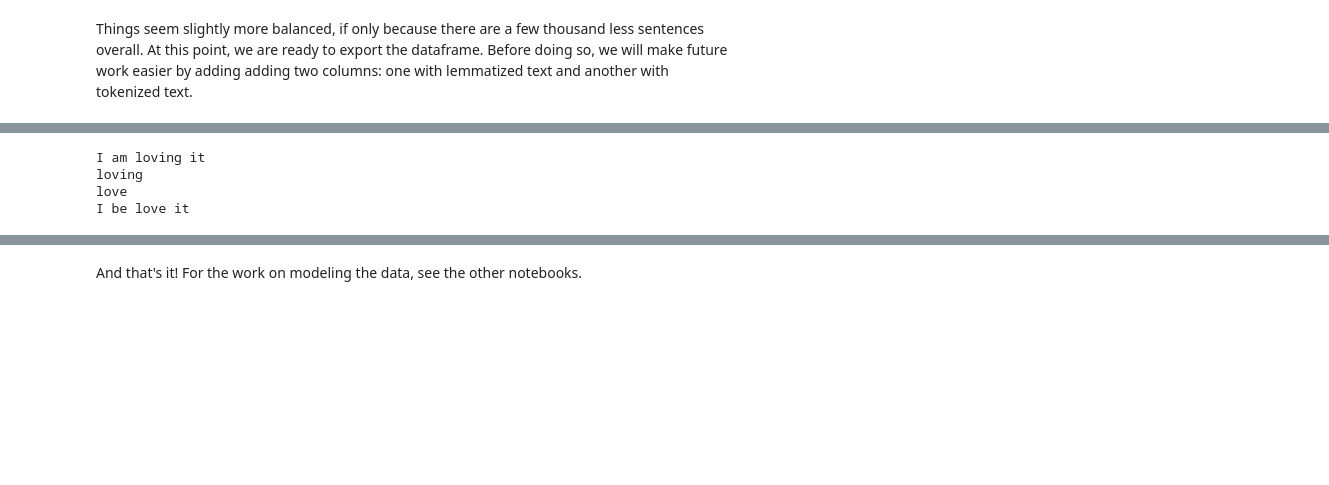
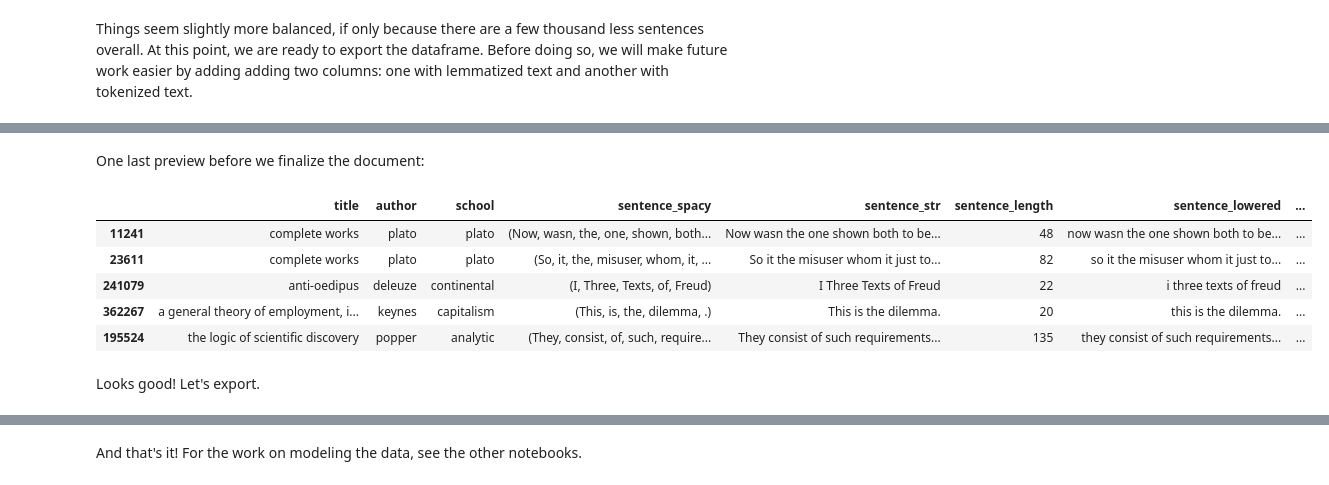
Before and after one commit to kcalizadeh/phil_nlp, a Jupyter notebook: data_load_clean.ipynb, the cells around one changed output, grey strips where cells are left out. Drawn from its saved outputs; the diff is of its cells as text; code cells hidden in the pictures; blank space fills up the shorter version.

```diff
--- a/data_load_clean.ipynb
+++ b/data_load_clean.ipynb
@@ -1200,39 +1198,30 @@ from nltk.corpus import wordnet
-# %%
-lemmatizer = WordNetLemmatizer()
-
-# function to convert nltk tag to wordnet tag
-def nltk_tag_to_wordnet_tag(nltk_tag):
-    if nltk_tag.startswith('J'):
-        return wordnet.ADJ
-    elif nltk_tag.startswith('V'):
-        return wordnet.VERB
-    elif nltk_tag.startswith('N'):
-        return wordnet.NOUN
-    elif nltk_tag.startswith('R'):
-        return wordnet.ADV
-    else:
-        return None
-
-def lemmatize_sentence(sentence):
-    #tokenize the sentence and find the POS tag for each token
-    nltk_tagged = nltk.pos_tag(nltk.word_tokenize(sentence))
-    #tuple of (token, wordnet_tag)
-    wordnet_tagged = map(lambda x: (x[0], nltk_tag_to_wordnet_tag(x[1])), nltk_tagged)
-    lemmatized_sentence = []
-    for word, tag in wordnet_tagged:
-        if tag is None:
-            #if there is no available tag, append the token as is
-            lemmatized_sentence.append(word)
-        else:
-            #else use the tag to lemmatize the token
-            lemmatized_sentence.append(lemmatizer.lemmatize(word, tag))
-    return " ".join(lemmatized_sentence)
-# %% [output]
-I am loving it
-loving
-love
-I be love it
-# %%
-df['sentence_lemmatized'] = df['sentence_lowered'].apply(lemmatize_sentence)
+# %%
+def tokenize_sentence(sentence):
+  token_list = []
+  for word in sentence:
+    token_list.append(word.text)
+  return token_list
+
+def lemmatize_sentence(sentence):
+  lemmatized_txt = ''
+  for word in sentence:
+    lemmatized_txt += ' ' + str(word.lemma_)
+  return lemmatized_txt
+# %%
+df['lemmatized_str'] = df['sentence_spacy'].apply(lemmatize_sentence)
+df['tokenized_txt'] = df['sentence_spacy'].apply(tokenize_sentence)
+# %% [markdown]
+One last preview before we finalize the document:
+# %%
+df.sample(5)
+# %% [output]
+|  | title | author | school | sentence_spacy | sentence_str | sentence_length | sentence_lowered | ... |
+| 11241 | complete works | plato | plato | (Now, wasn, the, one, shown, both... | Now wasn the one shown both to be... | 48 | now wasn the one shown both to be... | ... |
+| 23611 | complete works | plato | plato | (So, it, the, misuser, whom, it, ... | So it the misuser whom it just to... | 82 | so it the misuser whom it just to... | ... |
+| 241079 | anti-oedipus | deleuze | continental | (I, Three, Texts, of, Freud) | I Three Texts of Freud | 22 | i three texts of freud | ... |
+| 362267 | a general theory of employment, i... | keynes | capitalism | (This, is, the, dilemma, .) | This is the dilemma. | 20 | this is the dilemma. | ... |
+| 195524 | the logic of scientific discovery | popper | analytic | (They, consist, of, such, require... | They consist of such requirements... | 135 | they consist of such requirements... | ... |
+# %% [markdown]
+Looks good! Let's export.
 # %%
 from google.colab import files
```
Also changed, not shown: parts of 37 cells of this notebook.
